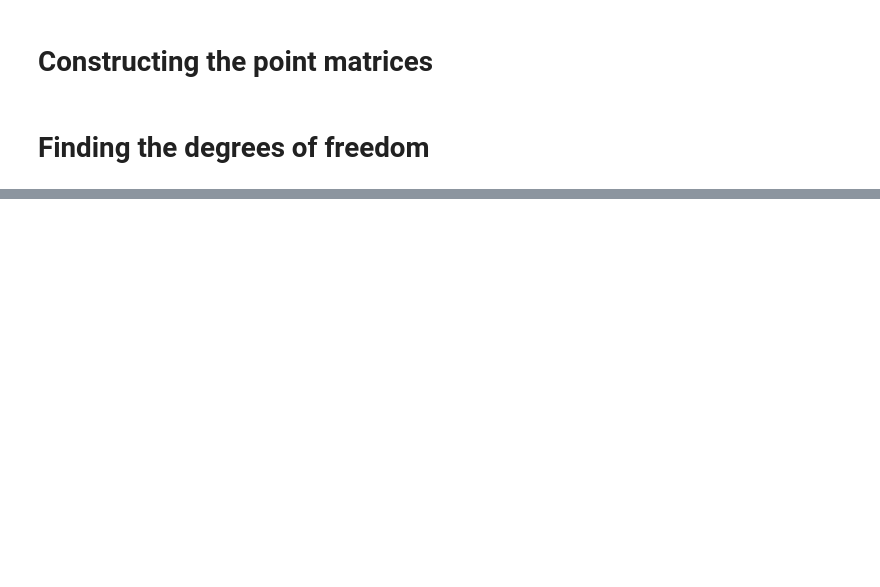
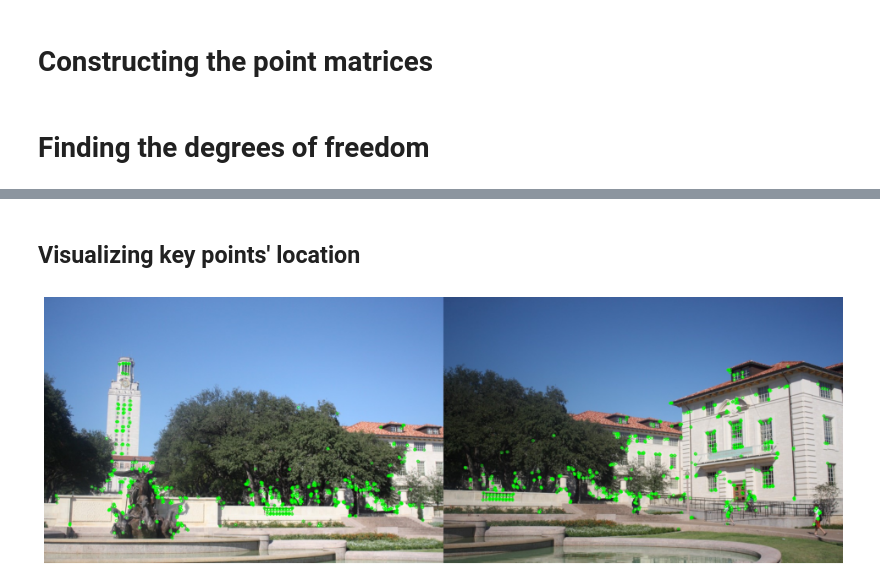
Before and after one commit to Mobad225/Image-Panoramas, a Jupyter notebook: CV_Assignment_2.ipynb, the cells around one changed output, grey strips where cells are left out. Drawn from its saved outputs; the diff is of its cells as text; code cells hidden in the pictures; blank space fills up the shorter version.

```diff
--- a/CV_Assignment_2.ipynb
+++ b/CV_Assignment_2.ipynb
@@ -146,0 +107,16 @@ print_photo(dst, true_size = True)
+# %%
+orb = cv2.ORB_create(nfeatures=1000, scoreType=cv2.ORB_FAST_SCORE)
+kp1, des1 = orb.detectAndCompute(img1, None)
+kp2, des2 = orb.detectAndCompute(img2, None)
+# %% [markdown]
+## Visualizing key points' location
+# %%
+img_1, img_2 = img1, img2
+
+# drawing only keypoints location,not size and orientation
+img_1 = cv2.drawKeypoints(img1,kp1,np.array([]),color=(0,255,0), flags=0)
+img_2 = cv2.drawKeypoints(img2,kp2,np.array([]),color=(0,255,0), flags=0)
+both = np.concatenate((img_1, img_2), axis=1)
+print_photo(both, true_size = True)
+# %% [output]
+[figure, added]
```
Also changed, not shown: parts of 18 cells of this notebook.
